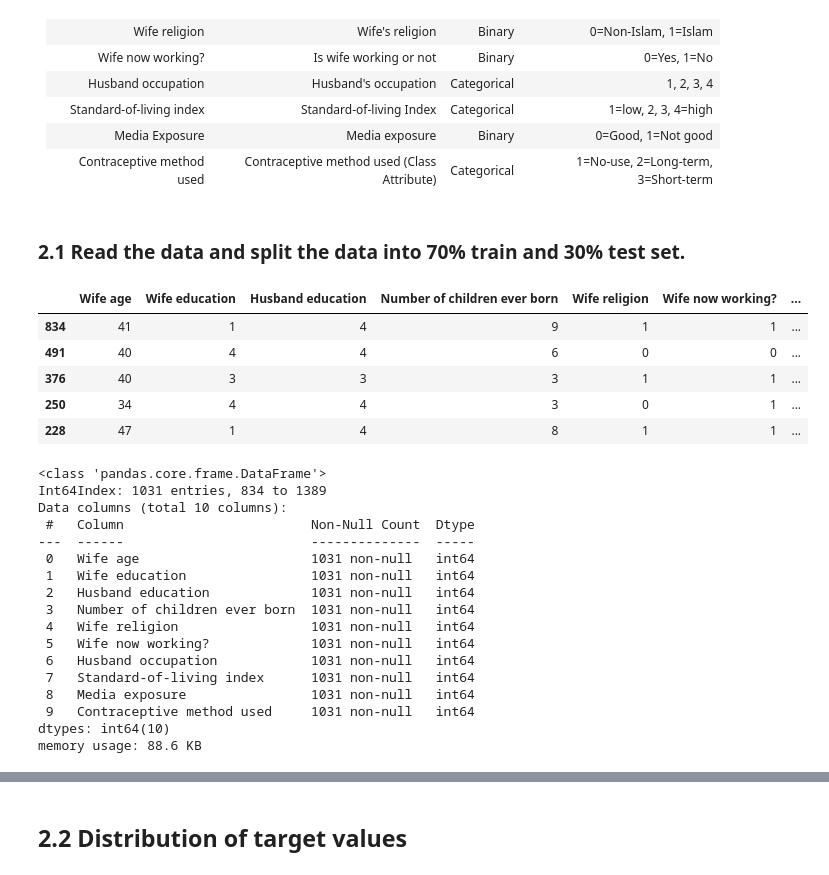
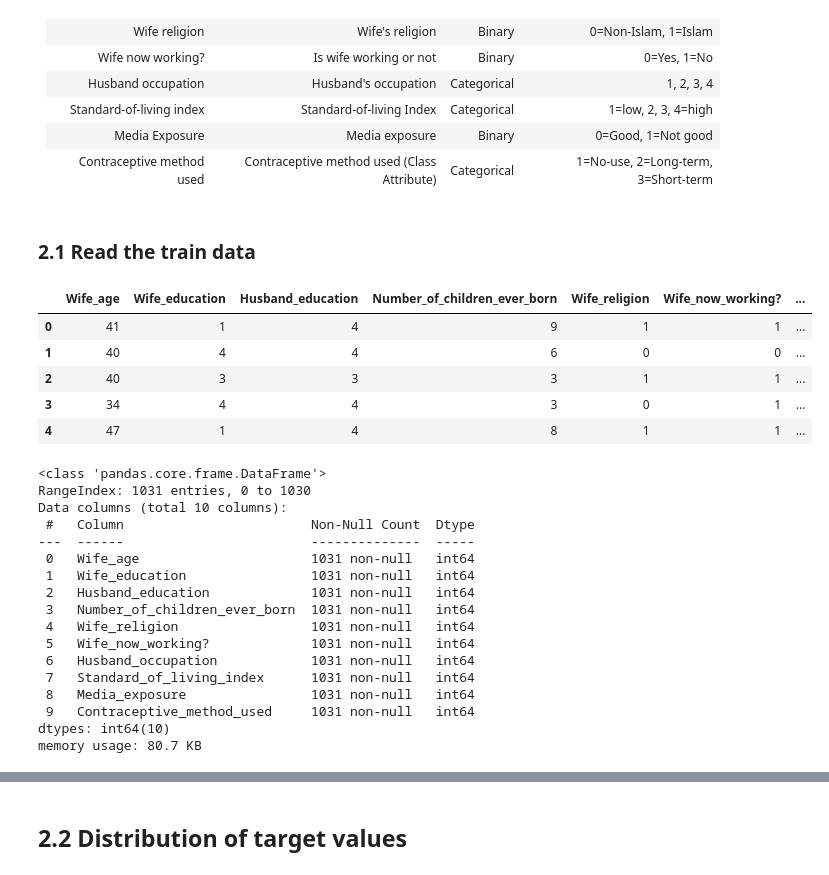
Before and after one commit to UBC-MDS/contraceptive_method_predictor, a Jupyter notebook: src/eda.ipynb, the cells around one changed output, grey strips where cells are left out. Saved outputs shown, nothing was run; the diff lists cells and outputs as text; code cells hidden in the pictures.

```diff
--- a/src/eda.ipynb
+++ b/src/eda.ipynb
@@ -27,56 +54,41 @@ Attribute Information of the dataset:
 | Media Exposure               | Media exposure                              | Binary      | 0=Good, 1=Not good                  |
 | Contraceptive method used    | Contraceptive method used (Class Attribute) | Categorical | 1=No-use, 2=Long-term, 3=Short-term |
 # %% [markdown]
-### 2.1 Read the data and split the data into 70% train and 30% test set.
+### 2.1 Read the train data
 # %%
 # Rename the column name
-df = pd.read_csv(
-    "../data/raw/contraceptive.csv",
-    header=0,
-    names=[
-        "Wife age",
-        "Wife education",
-        "Husband education",
-        "Number of children ever born",
-        "Wife religion",
-        "Wife now working?",
-        "Husband occupation",
-        "Standard-of-living index",
-        "Media exposure",
-        "Contraceptive method used",
-    ],
+train_df = pd.read_csv(
+    "../data/processed/train.csv"
 )
 
-# Split the data into 70:30
-train_df, test_df = train_test_split(df, test_size=0.3, random_state=123)
 train_df.head()
 # %% [output]
-|  | Wife age | Wife education | Husband education | Number of children ever born | Wife religion | Wife now working? | ... |
-| 834 | 41 | 1 | 4 | 9 | 1 | 1 | ... |
-| 491 | 40 | 4 | 4 | 6 | 0 | 0 | ... |
-| 376 | 40 | 3 | 3 | 3 | 1 | 1 | ... |
-| 250 | 34 | 4 | 4 | 3 | 0 | 1 | ... |
-| 228 | 47 | 1 | 4 | 8 | 1 | 1 | ... |
+|  | Wife_age | Wife_education | Husband_education | Number_of_children_ever_born | Wife_religion | Wife_now_working? | ... |
+| 0 | 41 | 1 | 4 | 9 | 1 | 1 | ... |
+| 1 | 40 | 4 | 4 | 6 | 0 | 0 | ... |
+| 2 | 40 | 3 | 3 | 3 | 1 | 1 | ... |
+| 3 | 34 | 4 | 4 | 3 | 0 | 1 | ... |
+| 4 | 47 | 1 | 4 | 8 | 1 | 1 | ... |
 # %%
 train_df.info()
 # %% [output]
 <class 'pandas.core.frame.DataFrame'>
-Int64Index: 1031 entries, 834 to 1389
+RangeIndex: 1031 entries, 0 to 1030
 Data columns (total 10 columns):
  #   Column                        Non-Null Count  Dtype
 ---  ------                        --------------  -----
- 0   Wife age                      1031 non-null   int64
- 1   Wife education                1031 non-null   int64
- 2   Husband education             1031 non-null   int64
- 3   Number of children ever born  1031 non-null   int64
- 4   Wife religion                 1031 non-null   int64
- 5   Wife now working?             1031 non-null   int64
- 6   Husband occupation            1031 non-null   int64
- 7   Standard-of-living index      1031 non-null   int64
- 8   Media exposure                1031 non-null   int64
- 9   Contraceptive method used     1031 non-null   int64
+ 0   Wife_age                      1031 non-null   int64
+ 1   Wife_education                1031 non-null   int64
+ 2   Husband_education             1031 non-null   int64
+ 3   Number_of_children_ever_born  1031 non-null   int64
+ 4   Wife_religion                 1031 non-null   int64
+ 5   Wife_now_working?             1031 non-null   int64
+ 6   Husband_occupation            1031 non-null   int64
+ 7   Standard_of_living_index      1031 non-null   int64
+ 8   Media_exposure                1031 non-null   int64
+ 9   Contraceptive_method_used     1031 non-null   int64
 dtypes: int64(10)
-memory usage: 88.6 KB
+memory usage: 80.7 KB
 # %%
 train_df.describe()
 # %% [output]
```
Also changed, not shown: parts of 12 cells of this notebook, 5 other files.
